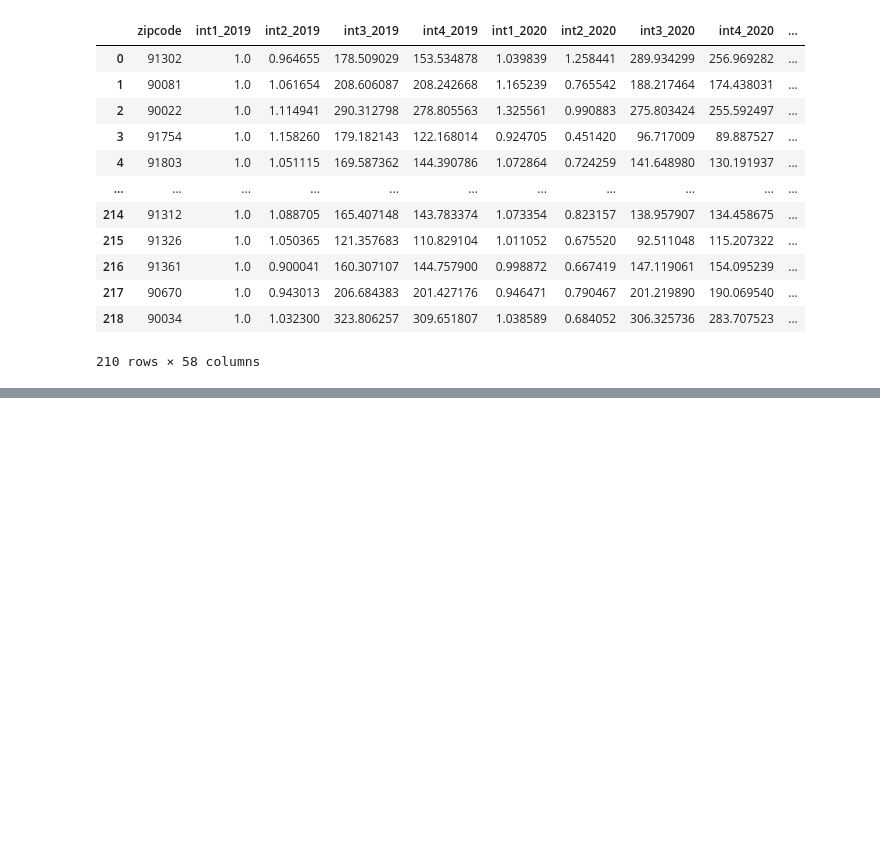
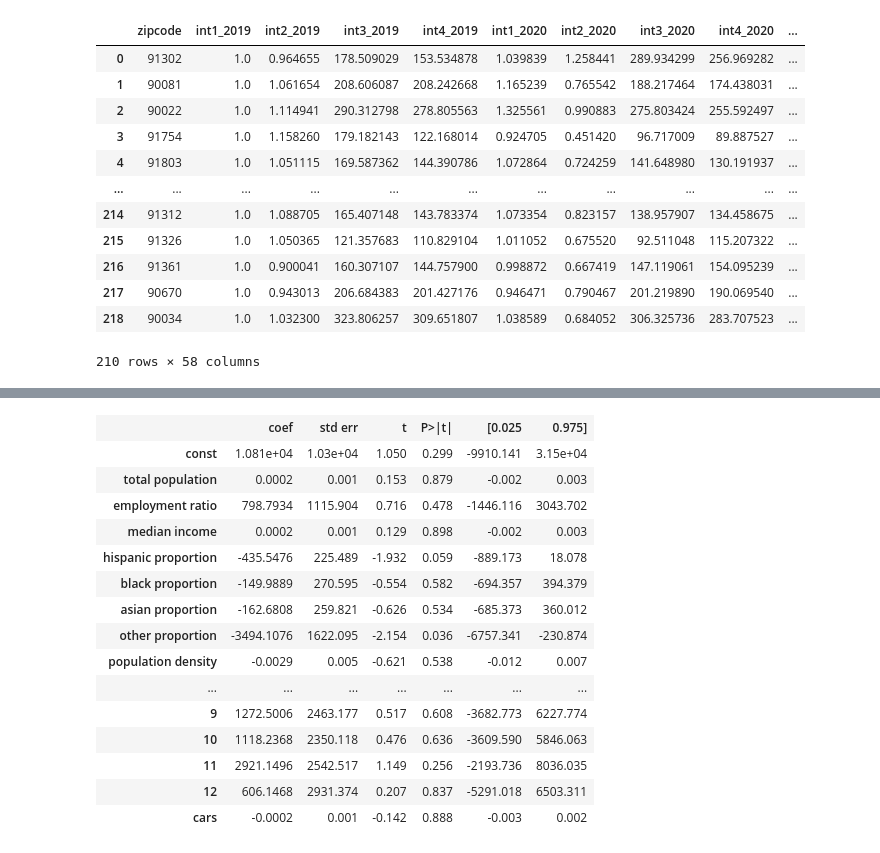
Before and after one commit to suyanpengzhang/Traffic-Analysis, a Jupyter notebook: Regression Analysis.ipynb, the cells around one changed output, grey strips where cells are left out. Saved outputs shown, nothing was run; the diff lists cells and outputs as text; code cells hidden in the pictures; blank space fills up the shorter version.

```diff
--- a/Regression Analysis.ipynb
+++ b/Regression Analysis.ipynb
@@ -173,5 +439,67 @@ Notes:
 [2] The condition number is large, 8.45e+06. This might indicate that there are
 strong multicollinearity or other numerical problems.
 # %%
-plt.plot(data1i)
+data1p = [i for i in censusdata['total']]
+data1e = [i for i in censusdata['employed_ratio']]
+data1i = [i for i in censusdata['median income (dollars)']]
+data1w = [i for i in censusdata['hispanic_ratio']]
+data1b = [i for i in censusdata['black_ratio']]
+data1a = [i for i in censusdata['asian_ratio']]
+data1h = [i for i in censusdata['other_ratio']]
+data1d = [i for i in censusdata['population density']]
+data1di = [i for i in censusdata['diverse index']]
+
+data1c1 = [i for i in censusdata['commuting_drove_alone']]
+data1c2 = [i for i in censusdata['commuting_carpool']]
+data1c3 = [i for i in censusdata['commuting_public']]
+data1c4 = [i for i in censusdata['commuting_walked']]
+data1c5 = [i for i in censusdata['commuting_at_home']]
+data1c6 = [i for i in censusdata['commuting_time']]
+
+data1cl1 = [i for i in censusdata['class_private_wage']]
+data1cl2 = [i for i in censusdata['class_government']]
+data1cl3 = [i for i in censusdata['class_self']]
+
+data1i1 = [i for i in censusdata['industry_1']]
+data1i2 = [i for i in censusdata['industry_2']]
+data1i3 = [i for i in censusdata['industry_3']]
+data1i4 = [i for i in censusdata['industry_4']]
+data1i5 = [i for i in censusdata['industry_5']]
+data1i6 = [i for i in censusdata['industry_6']]
+data1i7 = [i for i in censusdata['industry_7']]
+data1i8 = [i for i in censusdata['industry_8']]
+data1i9 = [i for i in censusdata['industry_9']]
+data1i10 = [i for i in censusdata['industry_10']]
+data1i11 = [i for i in censusdata['industry_11']]
+data1i12 = [i for i in censusdata['industry_12']]
+
+data1car = [i for i in censusdata['num_cars']]
+
+
+
+data1traffic = np.array([i for i in censusdata['new_diff']])
+
+train = np.array([data1p,data1e,data1i,data1w,data1b,data1a,data1h,data1d,data1di,
+                  data1c1,data1c2,data1c3,data1c4,data1c5,data1c6,
+                  data1cl1,data1cl2,data1cl3,
+                 data1i1,data1i2,data1i3,data1i4,data1i5,data1i6,data1i7,data1i8,data1i9,data1i10,data1i11,data1i12,data1car]).T
+
+train = sm.add_constant(train)
+lr1 = sm.OLS(data1traffic ,train).fit()
+
+lr1.summary(xname=['const','total population', 'employment ratio','median income', 'hispanic proportion', 'black proportion', 'asian proportion', 'other proportion','population density','diverse index','drove alone','carpool','public','walked','at home','time','private wage','government','self','1','2','3','4','5','6','7','8','9','10','11','12','cars'])
+
+#1:Agriculture, forestry, fishing and hunting, and mining
+#2:Construction
+#3:Manufacturing
+#4:Wholesale trade
+#5:Retail trade
+#6:Transportation and warehousing, and utilities
+#7:Information
+#8:Finance and insurance, and real estate and rental and leasing
+#9:Professional, scientific, and management, and administrative and waste management services
+#10:Educational services, and health care and social assistance
+#11:Arts, entertainment, and recreation, and accommodation and food services
+#12:Other services, except public administration
+#13:Public administration
 # %% [output]
@@ -179,0 +517,16 @@ plt.plot(data1i)
+|  | coef | std err | t | P>|t| | [0.025 | 0.975] |
+| const | 1.081e+04 | 1.03e+04 | 1.050 | 0.299 | -9910.141 | 3.15e+04 |
+| total population | 0.0002 | 0.001 | 0.153 | 0.879 | -0.002 | 0.003 |
+| employment ratio | 798.7934 | 1115.904 | 0.716 | 0.478 | -1446.116 | 3043.702 |
+| median income | 0.0002 | 0.001 | 0.129 | 0.898 | -0.002 | 0.003 |
+| hispanic proportion | -435.5476 | 225.489 | -1.932 | 0.059 | -889.173 | 18.078 |
+| black proportion | -149.9889 | 270.595 | -0.554 | 0.582 | -694.357 | 394.379 |
+| asian proportion | -162.6808 | 259.821 | -0.626 | 0.534 | -685.373 | 360.012 |
+| other proportion | -3494.1076 | 1622.095 | -2.154 | 0.036 | -6757.341 | -230.874 |
+| population density | -0.0029 | 0.005 | -0.621 | 0.538 | -0.012 | 0.007 |
+| ... | ... | ... | ... | ... | ... | ... |
+| 9 | 1272.5006 | 2463.177 | 0.517 | 0.608 | -3682.773 | 6227.774 |
+| 10 | 1118.2368 | 2350.118 | 0.476 | 0.636 | -3609.590 | 5846.063 |
+| 11 | 2921.1496 | 2542.517 | 1.149 | 0.256 | -2193.736 | 8036.035 |
+| 12 | 606.1468 | 2931.374 | 0.207 | 0.837 | -5291.018 | 6503.311 |
+| cars | -0.0002 | 0.001 | -0.142 | 0.888 | -0.003 | 0.002 |
```
Also changed, not shown: parts of 12 cells of this notebook, 4 other files.
